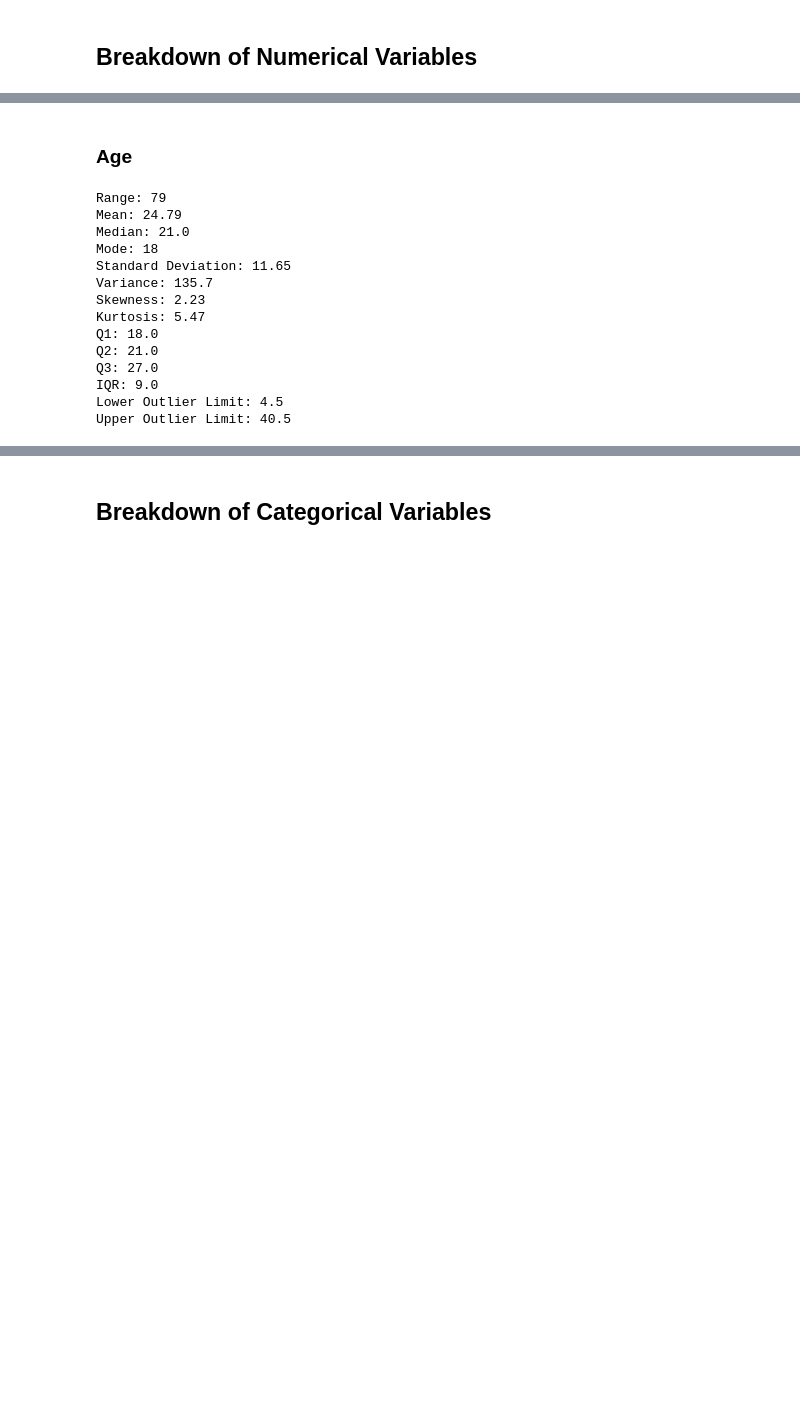
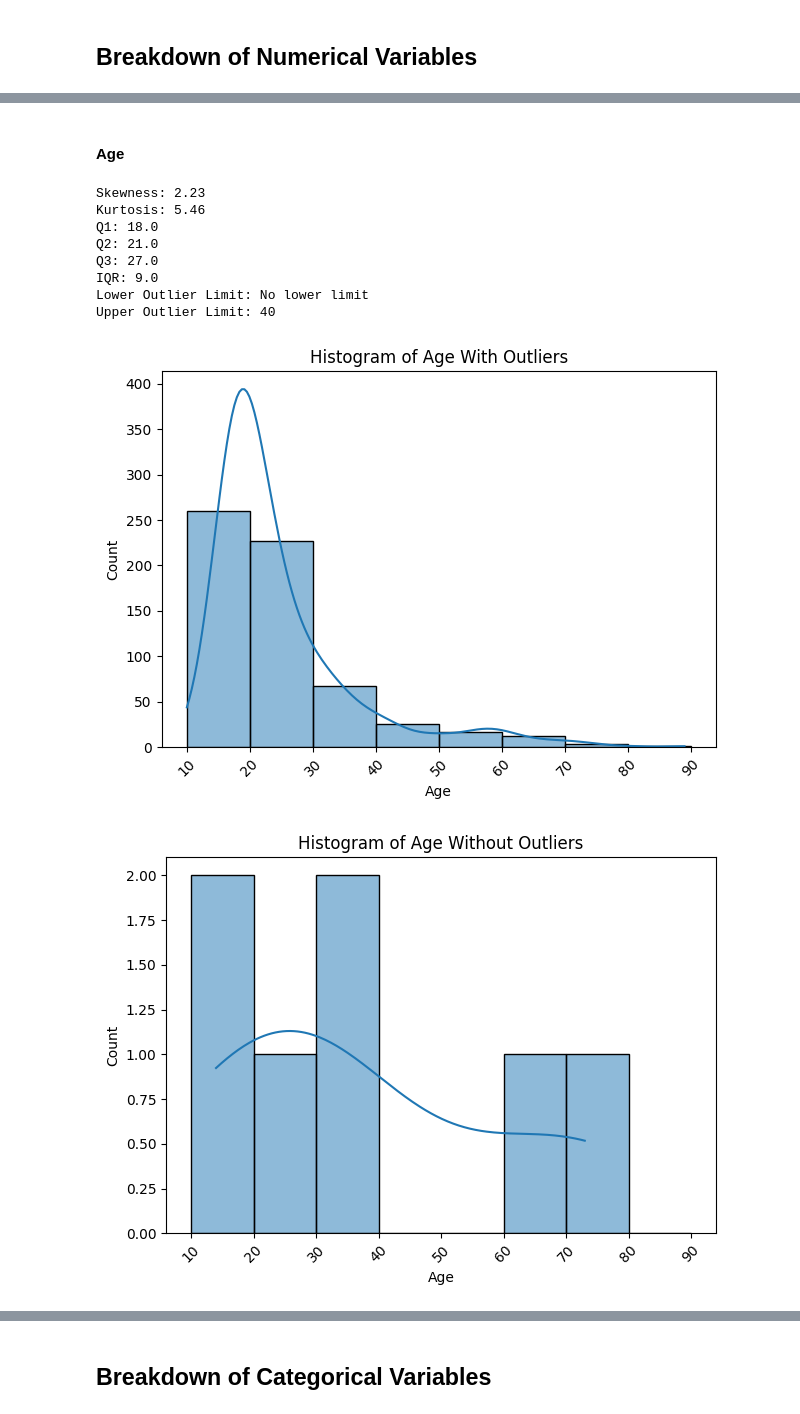
Before and after one commit to bbrauser/Music_And_Mental_Health, a Jupyter notebook: MusicMentalHealth.ipynb, the cells around one changed output, grey strips where cells are left out. Drawn from its saved outputs; the diff is of its cells as text; code cells hidden in the pictures; blank space fills up the shorter version.

```diff
--- a/MusicMentalHealth.ipynb
+++ b/MusicMentalHealth.ipynb
@@ -43,0 +21,14 @@ df
+# %%
+# Number of missing values and their percentage of the dataset
+print(f"Number of rows with missing values: {df[df.isna().any(axis=1)].shape[0]}")
+print(f"Percentage of dataset: {round(df[df.isna().any(axis=1)].shape[0] / len(df), 2) * 100}%")
+
+df = df.dropna().copy()
+df['Age'] = df['Age'].astype(int)
+df['Timestamp'] = pd.to_datetime(df['Timestamp'])
+df = df.drop(columns=['Permissions'])
+
+# Removing row with 99999999999 BPM
+df = df.drop(df[df['BPM'] == df['BPM'].max()].index)
+
+df
@@ -94,19 +163,58 @@ def describe_numerical(column_name):
 # %% [markdown]
-### Age
+#### Age
 # %%
-describe_numerical('Age')
+distribution_numerical('Age')
 # %% [output]
-Range: 79
-Mean: 24.79
-Median: 21.0
-Mode: 18
-Standard Deviation: 11.65
-Variance: 135.7
 Skewness: 2.23
-Kurtosis: 5.47
+Kurtosis: 5.46
 Q1: 18.0
 Q2: 21.0
 Q3: 27.0
 IQR: 9.0
-Lower Outlier Limit: 4.5
-Upper Outlier Limit: 40.5
+Lower Outlier Limit: No lower limit
+Upper Outlier Limit: 40
+# %%
+import seaborn as sns
+import matplotlib.pyplot as plt
+
+Q1 = df['Age'].quantile(0.25)
+Q3 = df['Age'].quantile(0.75)
+IQR = Q3 - Q1
+lower_bound = Q1 - 1.5 * IQR
+upper_bound = Q3 + 1.5 * IQR
+
+filtered_df_age = df[(df['Age'] >= lower_bound) & (df['BPM'] <= upper_bound)]
+
+# Plotting with and without outliers
+sns.histplot(data=df, x="Age", bins=list(range(10, 100, 10)), kde = True)
+plt.xticks(list(range(10, 100, 10)), rotation=45)
+plt.title("Histogram of Age With Outliers")
+plt.xlabel("Age")
+plt.ylabel("Count")
+plt.tight_layout()
+plt.show()
+
+# Plotting using the computed bin edges
+sns.histplot(data=filtered_df_age, x="Age", bins=list(range(10, 100, 10)), kde = True)
+plt.xticks(list(range(10, 100, 10)), rotation=45)
+plt.title("Histogram of Age Without Outliers")
+plt.xlabel("Age")
+plt.ylabel("Count")
+plt.tight_layout()
+plt.show()
+
+# Creating a boxplot for the 'Age' column
+sns.boxplot(x=df["Age"])
+plt.title("Boxplot of Age")
+plt.xlabel("Age")
+plt.tight_layout()
+plt.show()
+
+sns.boxplot(x=df["Age"], showfliers=False)
+plt.title("Boxplot of Age without Outliers")
+plt.xlabel("Age")
+plt.tight_layout()
+plt.show()
+# %% [output]
+[figure, added]
+[figure, added]
```
Also changed, not shown: parts of 40 cells of this notebook.
